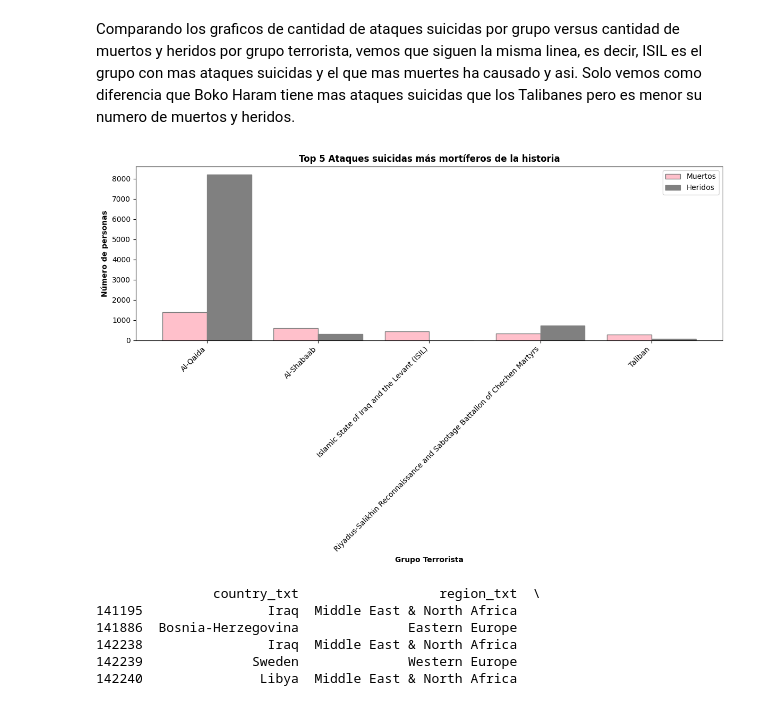
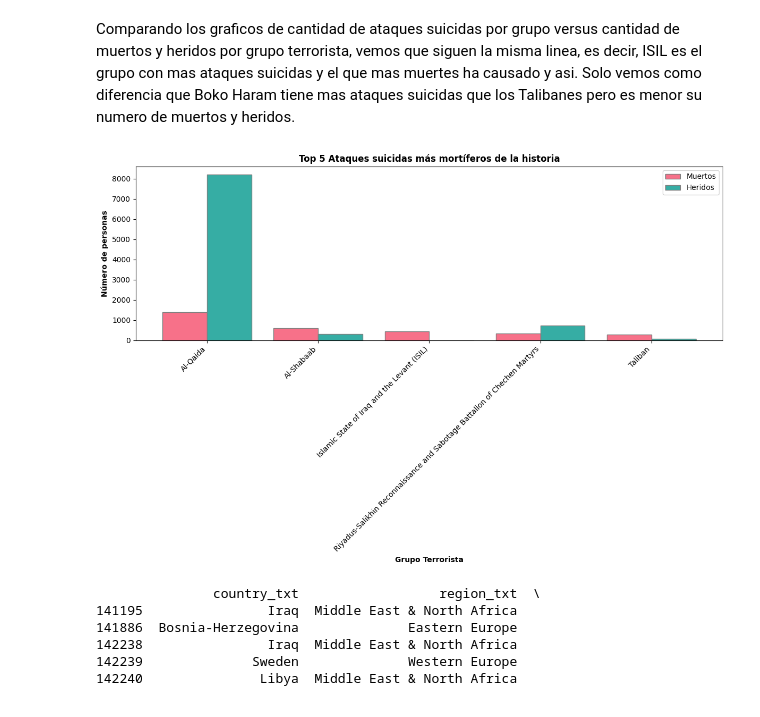
Before and after one commit to 4GeeksAcademy/Trabajo.Final, a Jupyter notebook: src/EDA.ipynb, the cells around one changed output. Cells and saved outputs as stored; diff of their text form; code cells hidden in the pictures.

```diff
--- a/src/EDA.ipynb
+++ b/src/EDA.ipynb
@@ -705,39 +827,42 @@ selected_columns['nwound'] = selected_columns['nwound'].fillna(0)
 # Convertir 'nkill' y 'nwound' a enteros
 selected_columns['nkill'] = selected_columns['nkill'].astype(int)
 selected_columns['nwound'] = selected_columns['nwound'].astype(int)
 
 # Encontrar el ataque más mortífero por cada grupo
 most_deadly_attack_by_group = selected_columns.loc[selected_columns.groupby('gname')['nkill'].idxmax()]
 
 # Ordenar por el número de muertos y seleccionar los 5 principales
 top_5_deadly_attacks = most_deadly_attack_by_group.sort_values(by='nkill', ascending=False).head(5).reset_index(drop=True)
 
-# Graficar los datos
+# Configura el tamaño del gráfico
 plt.figure(figsize=(12, 8))
 bar_width = 0.4
+
+# Definir la paleta de colores
+palette = sns.color_palette("husl", 2)  # Dos colores para las dos categorías
 
 # Posiciones para las barras
 r1 = range(len(top_5_deadly_attacks))
 r2 = [x + bar_width for x in r1]
 
-# Crear las barras
-plt.bar(r1, top_5_deadly_attacks['nkill'], color='pink', width=bar_width, edgecolor='grey', label='Muertos')
-plt.bar(r2, top_5_deadly_attacks['nwound'], color='grey', width=bar_width, edgecolor='grey', label='Heridos')
+# Crear las barras con los colores definidos
+plt.bar(r1, top_5_deadly_attacks['nkill'], color=palette[0], width=bar_width, edgecolor='grey', label='Muertos')
+plt.bar(r2, top_5_deadly_attacks['nwound'], color=palette[1], width=bar_width, edgecolor='grey', label='Heridos')
 
 # Añadir etiquetas
 plt.xlabel('Grupo Terrorista', fontweight='bold')
 plt.xticks([r + bar_width/2 for r in range(len(top_5_deadly_attacks))], top_5_deadly_attacks['gname'], rotation=45, ha='right')
 plt.ylabel('Número de personas', fontweight='bold')
 plt.title('Top 5 Ataques suicidas más mortíferos de la historia', fontweight='bold')
 
 # Añadir leyenda
 plt.legend()
 
+# Ajustar diseño y mostrar gráfico
 plt.tight_layout()
-# Mostrar gráfico
 plt.show()
 # %% [output]
-[figure, old version]
+[figure, new version]
 # %%
 # guardo para streamlit
 top_5_deadly_attacks.to_csv('top_5_deadly_attacks.csv', index=False)
```
Also changed, not shown: parts of 7 cells of this notebook, 8 other files.
